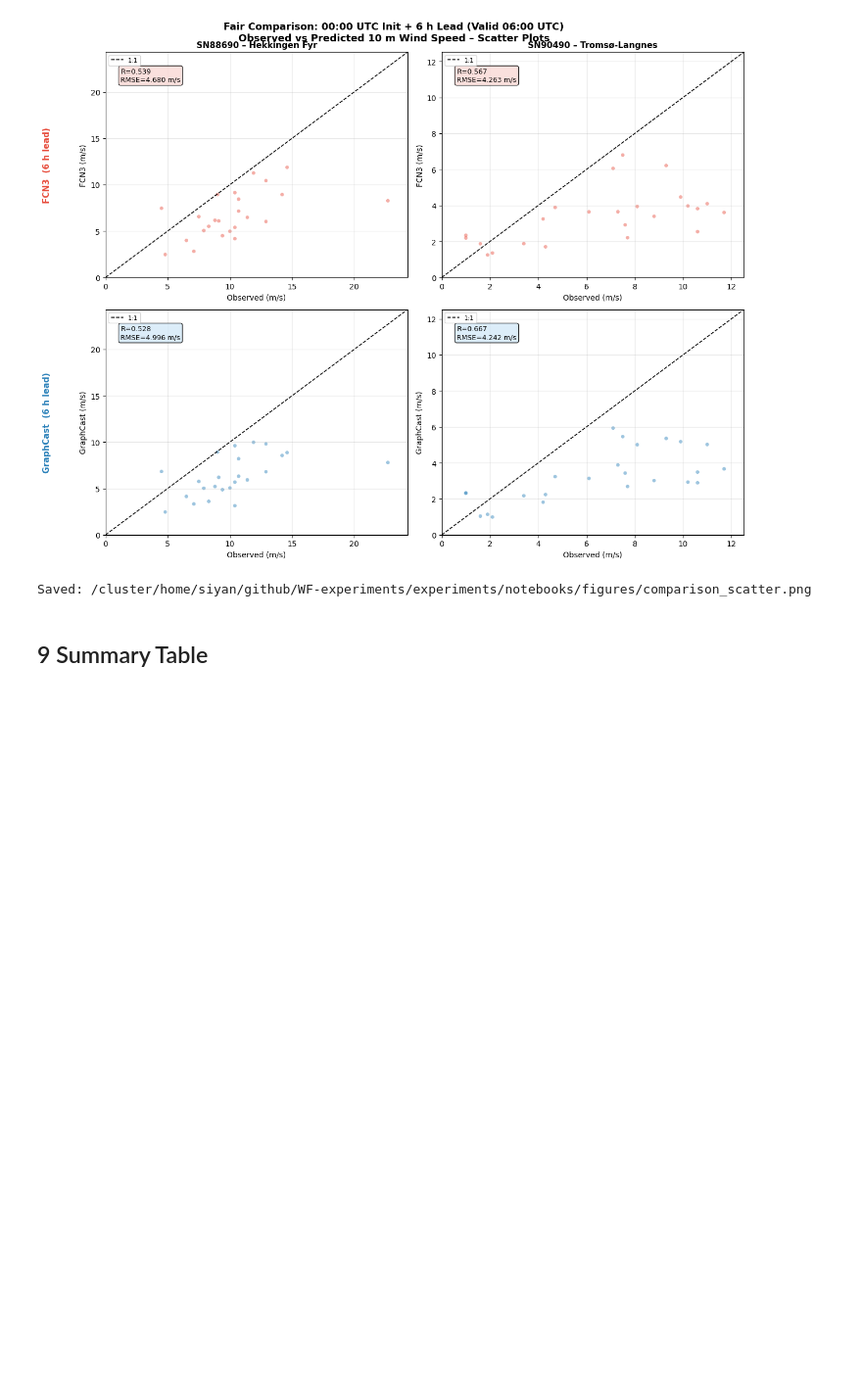
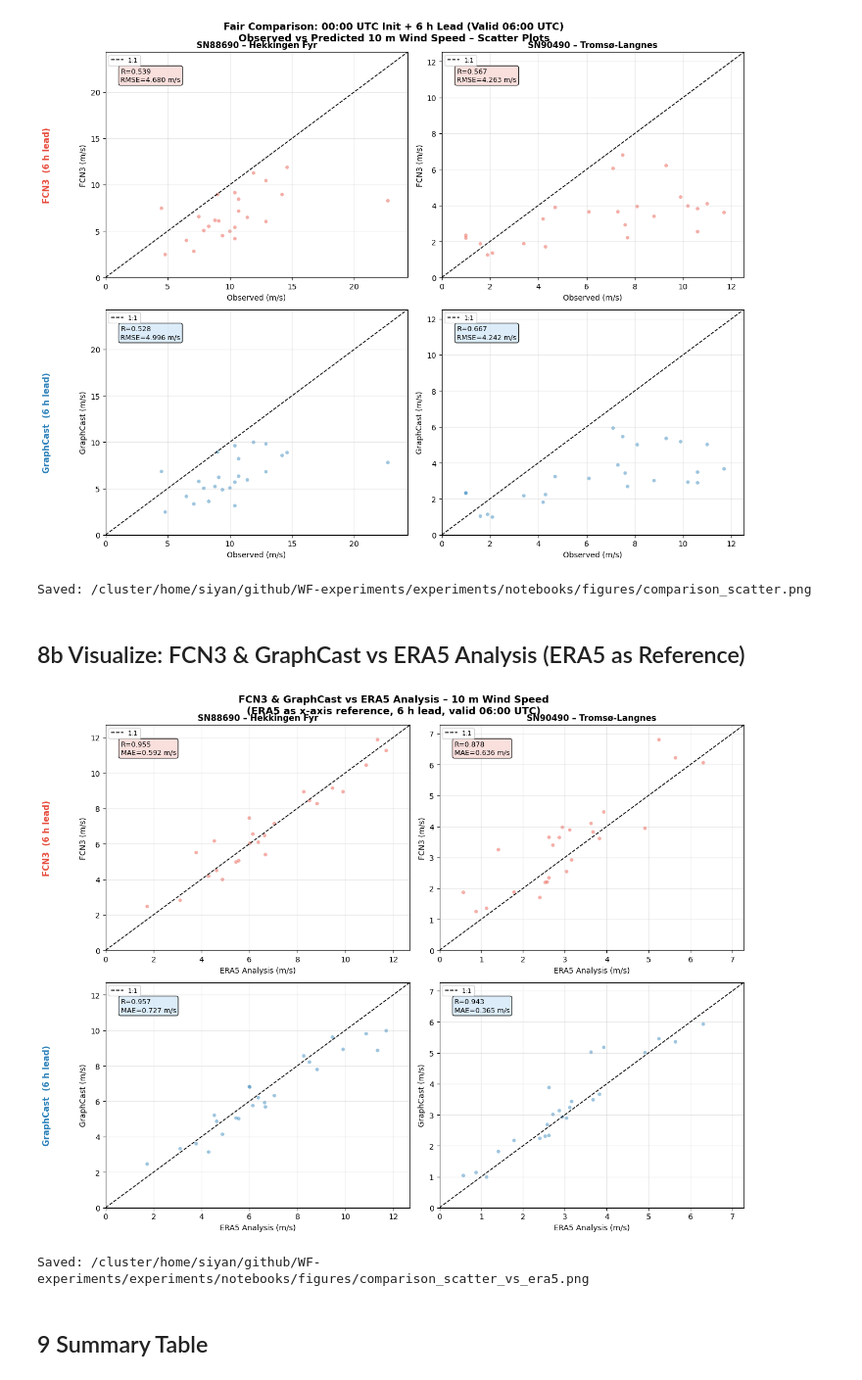
Before and after one commit to chensy618/WF-experiments, a Jupyter notebook: experiments/notebooks/comparison_fcn3_graphcast.ipynb, the cells around one changed output. Shown at 98% size. Cells and saved outputs as stored; diff of their text form; code cells hidden in the pictures; blank space fills up the shorter version.

```diff
--- a/experiments/notebooks/comparison_fcn3_graphcast.ipynb
+++ b/experiments/notebooks/comparison_fcn3_graphcast.ipynb
@@ -635,6 +713,74 @@ print(f'Saved: {out}')
 # %% [output]
 [figure]
 Saved: /cluster/home/siyan/github/WF-experiments/experiments/notebooks/figures/comparison_scatter.png
+# %% [markdown]
+## 8b  Visualize: FCN3 & GraphCast vs ERA5 Analysis (ERA5 as Reference)
+# %%
+_n = len(STATIONS)
+fig, axes = plt.subplots(2, _n, figsize=(5 * _n + 3, 10), squeeze=False)
+
+for col, (sid, info) in enumerate(STATIONS.items()):
+    sub  = merged[merged['station'] == sid].dropna(subset=['era5_wind'])
+    vmax = max(sub['era5_wind'].max(),
+               sub['fcn3_wind'].max(),
+               sub['gc_wind'].max()) * 1.07
+
+    # ── Row 0: FCN3 vs ERA5 ──────────────────────────────────────────────────
+    ax = axes[0, col]
+    ax.scatter(sub['era5_wind'], sub['fcn3_wind'],
+               alpha=0.45, s=22, color=CLR['FCN3'], edgecolors='none')
+    ax.plot([0, vmax], [0, vmax], 'k--', lw=1.2, label='1:1')
+    ax.set_xlim(0, vmax);  ax.set_ylim(0, vmax)
+    ax.set_xlabel('ERA5 Analysis (m/s)', fontsize=10)
+    ax.set_ylabel('FCN3 (m/s)',          fontsize=10)
+    ax.set_title(f'{sid} – {info["name"]}', fontsize=11, fontweight='bold')
+    r_f = np.corrcoef(sub['era5_wind'], sub['fcn3_wind'])[0, 1]
+    mae_f = float(np.abs(sub['fcn3_wind'] - sub['era5_wind']).mean())
+    ax.text(0.05, 0.93,
+            f'R={r_f:.3f}\nMAE={mae_f:.3f} m/s',
+            transform=ax.transAxes, fontsize=9, va='top',
+            bbox=dict(boxstyle='round', facecolor='#FADBD8', alpha=0.85))
+    ax.legend(fontsize=8);  ax.grid(alpha=0.3)
+
+    # ── Row 1: GraphCast vs ERA5 ─────────────────────────────────────────────
+    ax = axes[1, col]
+    ax.scatter(sub['era5_wind'], sub['gc_wind'],
+               alpha=0.45, s=22, color=CLR['GraphCast'], edgecolors='none')
+    ax.plot([0, vmax], [0, vmax], 'k--', lw=1.2, label='1:1')
+    ax.set_xlim(0, vmax);  ax.set_ylim(0, vmax)
+    ax.set_xlabel('ERA5 Analysis (m/s)', fontsize=10)
+    ax.set_ylabel('GraphCast (m/s)',     fontsize=10)
+    r_g = np.corrcoef(sub['era5_wind'], sub['gc_wind'])[0, 1]
+    mae_g = float(np.abs(sub['gc_wind'] - sub['era5_wind']).mean())
+    ax.text(0.05, 0.93,
+            f'R={r_g:.3f}\nMAE={mae_g:.3f} m/s',
+            transform=ax.transAxes, fontsize=9, va='top',
+            bbox=dict(boxstyle='round', facecolor='#D6EAF8', alpha=0.85))
+    ax.legend(fontsize=8);  ax.grid(alpha=0.3)
+
+plt.tight_layout(rect=[0.05, 0, 1, 0.97])
+for row_axes, label, clr in [
+    (axes[0], 'FCN3  (6 h lead)',      CLR['FCN3']),
+    (axes[1], 'GraphCast  (6 h lead)', CLR['GraphCast']),
+]:
+    bbox  = row_axes[0].get_position()
+    y_mid = (bbox.y0 + bbox.y1) / 2
+    fig.text(0.01, y_mid, label,
+             va='center', rotation='vertical', fontsize=11,
+             fontweight='bold', color=clr)
+
+fig.suptitle(
+    'FCN3 & GraphCast vs ERA5 Analysis – 10 m Wind Speed\n'
+    '(ERA5 as x-axis reference, 6 h lead, valid 06:00 UTC)',
+    fontsize=13, fontweight='bold', y=0.99
+)
+out = FIG_DIR / 'comparison_scatter_vs_era5.png'
+plt.savefig(out, dpi=130, bbox_inches='tight')
+plt.show()
+print(f'Saved: {out}')
+# %% [output]
+[figure, added]
+Saved: /cluster/home/siyan/github/WF-experiments/experiments/notebooks/figures/comparison_scatter_vs_era5.png
 # %% [markdown]
 ## 9  Summary Table
 # %%
```
Also changed, not shown: parts of 2 cells of this notebook, 2 other files.
